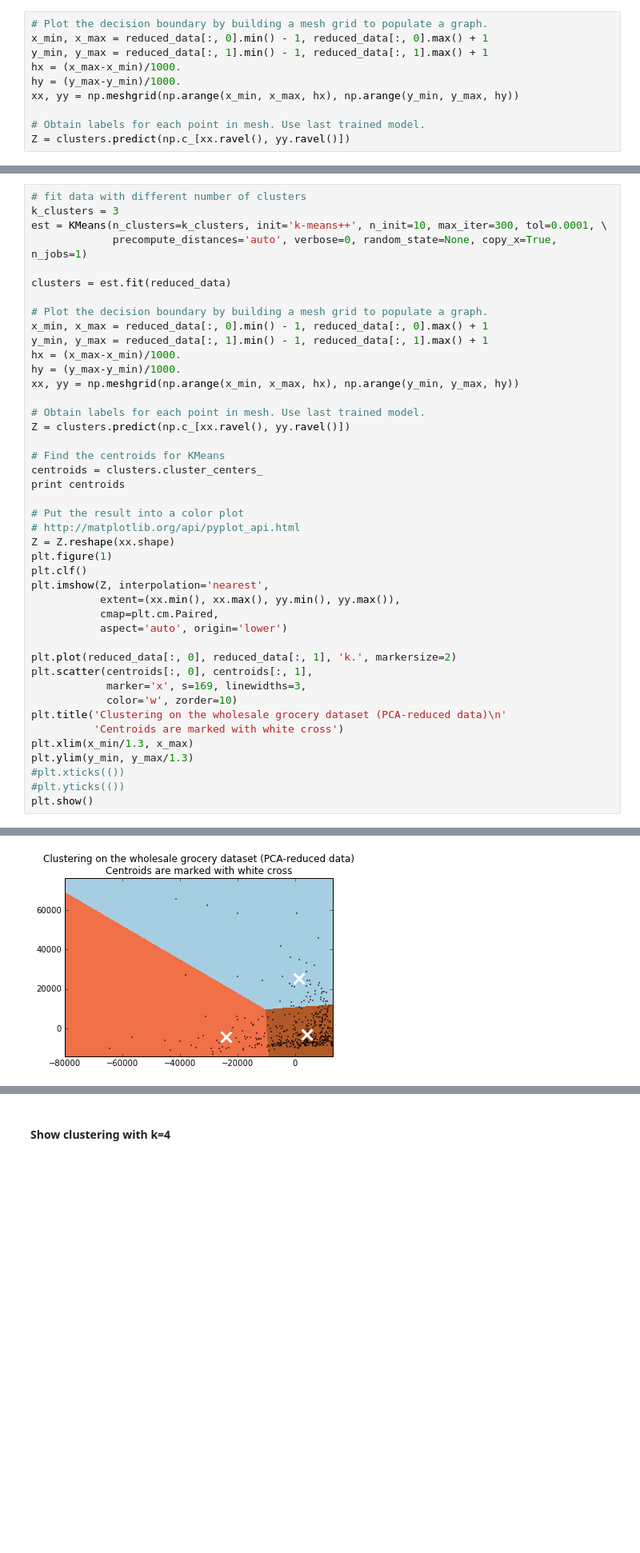
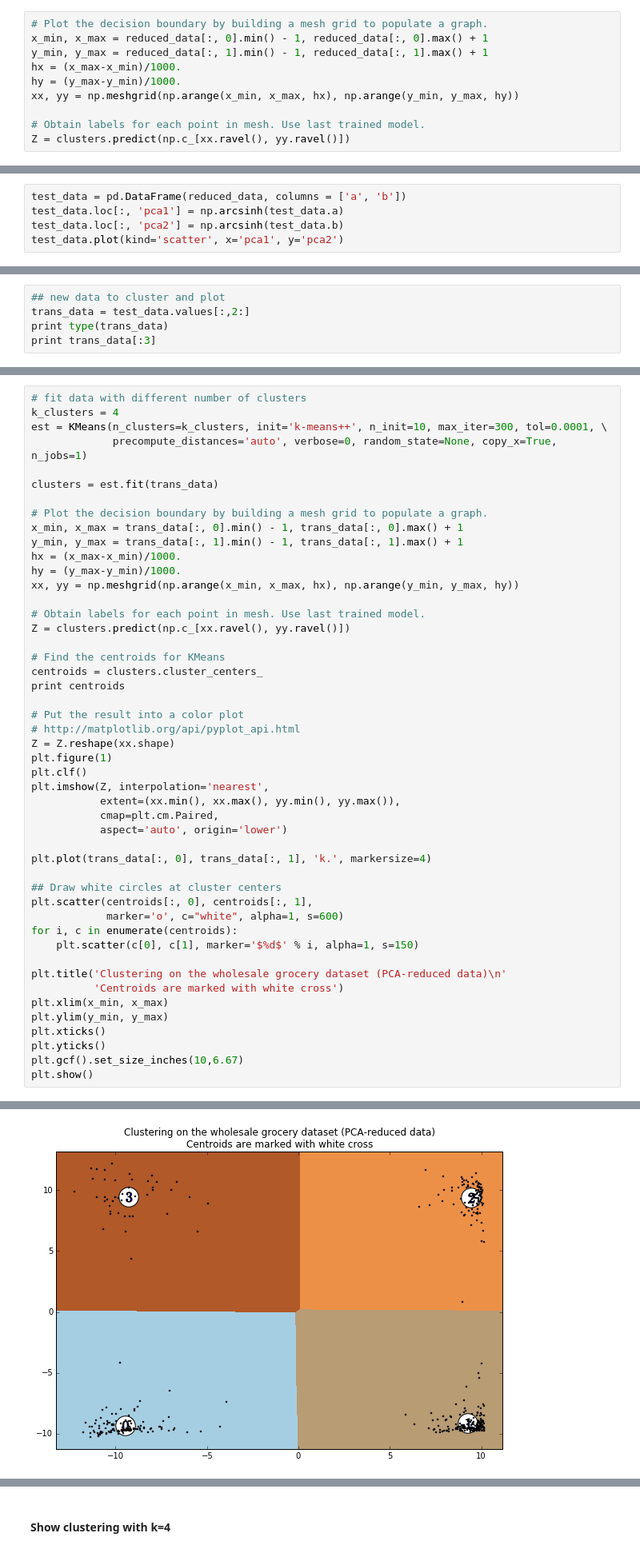
Before and after one commit to kcbighuge/p3-customer-segments, a Jupyter notebook: customer_segments.ipynb, the cells around one changed output, grey strips where cells are left out. Shown: that part at 80% size. Drawn from its saved outputs; the diff is of its cells as text; blank space fills up the shorter version.

```diff
--- a/customer_segments.ipynb
+++ b/customer_segments.ipynb
@@ -248,0 +278,5 @@ plt.show()
+# %%
+test_data = pd.DataFrame(reduced_data, columns = ['a', 'b'])
+test_data.loc[:, 'pca1'] = np.arcsinh(test_data.a)
+test_data.loc[:, 'pca2'] = np.arcsinh(test_data.b)
+test_data.plot(kind='scatter', x='pca1', y='pca2')
@@ -250,0 +288,5 @@ plt.show()
+# %%
+## new data to cluster and plot
+trans_data = test_data.values[:,2:]
+print type(trans_data)
+print trans_data[:3]
@@ -251,14 +298,14 @@ plt.show()
 # %%
 # fit data with different number of clusters
-k_clusters = 3
+k_clusters = 4
 est = KMeans(n_clusters=k_clusters, init='k-means++', n_init=10, max_iter=300, tol=0.0001, \
              precompute_distances='auto', verbose=0, random_state=None, copy_x=True, n_jobs=1)
 
-clusters = est.fit(reduced_data)
+clusters = est.fit(trans_data)
 
 # Plot the decision boundary by building a mesh grid to populate a graph.
-x_min, x_max = reduced_data[:, 0].min() - 1, reduced_data[:, 0].max() + 1
-y_min, y_max = reduced_data[:, 1].min() - 1, reduced_data[:, 1].max() + 1
+x_min, x_max = trans_data[:, 0].min() - 1, trans_data[:, 0].max() + 1
+y_min, y_max = trans_data[:, 1].min() - 1, trans_data[:, 1].max() + 1
 hx = (x_max-x_min)/1000.
 hy = (y_max-y_min)/1000.
 xx, yy = np.meshgrid(np.arange(x_min, x_max, hx), np.arange(y_min, y_max, hy))
@@ -280,15 +327,20 @@ plt.imshow(Z, interpolation='nearest',
            cmap=plt.cm.Paired,
            aspect='auto', origin='lower')
 
-plt.plot(reduced_data[:, 0], reduced_data[:, 1], 'k.', markersize=2)
+plt.plot(trans_data[:, 0], trans_data[:, 1], 'k.', markersize=4)
+
+## Draw white circles at cluster centers
 plt.scatter(centroids[:, 0], centroids[:, 1],
-            marker='x', s=169, linewidths=3,
-            color='w', zorder=10)
+            marker='o', c="white", alpha=1, s=600)
+for i, c in enumerate(centroids):
+    plt.scatter(c[0], c[1], marker='$%d$' % i, alpha=1, s=150)
+
 plt.title('Clustering on the wholesale grocery dataset (PCA-reduced data)\n'
           'Centroids are marked with white cross')
-plt.xlim(x_min/1.3, x_max)
-plt.ylim(y_min, y_max/1.3)
-#plt.xticks(())
-#plt.yticks(())
+plt.xlim(x_min, x_max)
+plt.ylim(y_min, y_max)
+plt.xticks()
+plt.yticks()
+plt.gcf().set_size_inches(10,6.67)
 plt.show()
 # %% [output]
@@ -298 +351 @@ plt.show()
-[figure, old version]
+[figure, new version]
```
Also changed, not shown: parts of 16 cells of this notebook.
